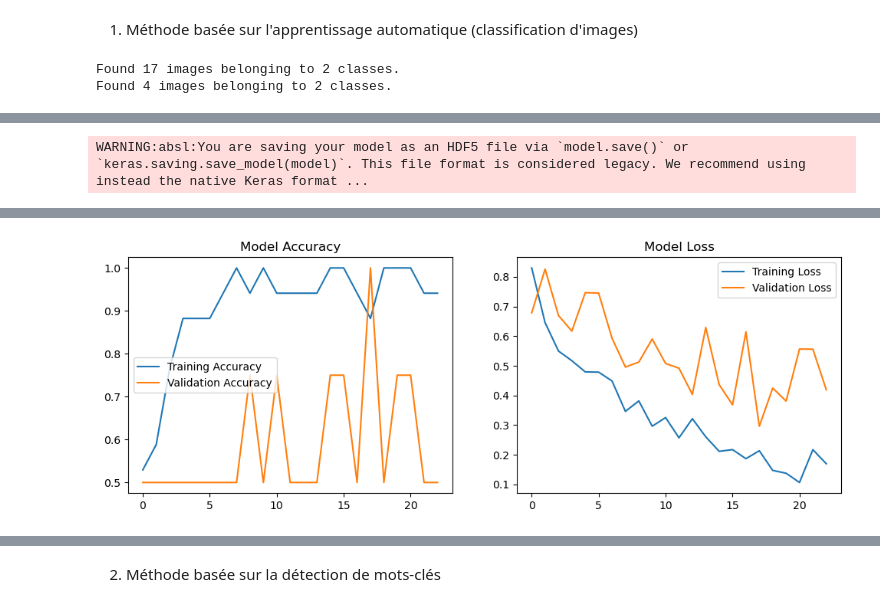
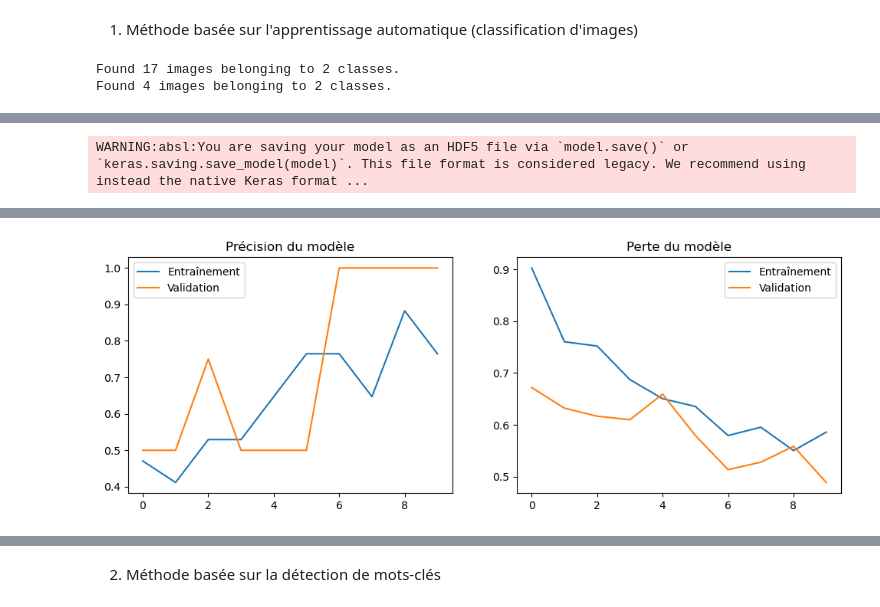
Before and after one commit to AIyed01/DoxariaDS7, a Jupyter notebook: classification.ipynb, the cells around one changed output, grey strips where cells are left out. Cells and saved outputs as stored; diff of their text form; code cells hidden in the pictures.

Commit message:
Added new classification method

```diff
--- a/classification.ipynb
+++ b/classification.ipynb
@@ -303,34 +303,31 @@ from tensorflow.keras.applications import MobileNetV2
 from tensorflow.keras.layers import Dense, GlobalAveragePooling2D
 from tensorflow.keras.models import Model
 from tensorflow.keras.optimizers import Adam
-from tensorflow.keras.callbacks import EarlyStopping
 import matplotlib.pyplot as plt
 
-# 🔹 Image parameters
-IMG_SIZE = 224  # Image size for MobileNetV2
-BATCH_SIZE = 16  # Batch size
-EPOCHS = 30  # Increased training epochs
-DATASET_PATH = "C:/Users/emnad/Downloads/dataclass"  # Path to dataset
+IMG_SIZE = 224  # Taille des images pour MobileNetV2
+BATCH_SIZE = 16  # Taille du batch
+EPOCHS = 10  # Nombre d'itérations d'entraînement
+DATASET_PATH = "C:/Users/emnad/Downloads/dataclass"  # Dossier contenant les images
 
-# 🔹 Data Augmentation (for better generalization)
+# 🔹 Génération des données avec augmentation pour éviter le sur-apprentissage
 train_datagen = ImageDataGenerator(
-    rescale=1./255,
-    validation_split=0.2,
-    rotation_range=30,
-    width_shift_range=0.3,
-    height_shift_range=0.3,
-    shear_range=0.3,
-    zoom_range=0.3,
-    horizontal_flip=True,
-    fill_mode="nearest"
+    rescale=1./255,  # Normalisation des pixels entre 0 et 1
+    validation_split=0.2,  # 20% des images seront utilisées pour la validation
+    rotation_range=20,
+    width_shift_range=0.2,
+    height_shift_range=0.2,
+    shear_range=0.2,
+    zoom_range=0.2,
+    horizontal_flip=True
 )
 
-# 🔹 Load images from directory
+# 🔹 Chargement des images depuis le dossier
 train_generator = train_datagen.flow_from_directory(
     DATASET_PATH,
     target_size=(IMG_SIZE, IMG_SIZE),
     batch_size=BATCH_SIZE,
-    class_mode='binary',
+    class_mode='binary',  # Classification binaire : Bulletin de soin vs Ordonnance
     subset='training'
 )
 
@@ -342,61 +339,50 @@ val_generator = train_datagen.flow_from_directory(
     subset='validation'
 )
 
-# 🔹 Load pre-trained MobileNetV2 model
+# 🔹 Chargement du modèle MobileNetV2 pré-entraîné
 base_model = MobileNetV2(weights='imagenet', include_top=False, input_shape=(IMG_SIZE, IMG_SIZE, 3))
 
-# 🔹 Unfreeze last few layers for better feature learning
-base_model.trainable = True
-for layer in base_model.layers[:100]:  # Keep first 100 layers frozen
-    layer.trainable = False
+# 🔹 On "gèle" les couches du modèle pour ne pas les modifier
+base_model.trainable = False
 
-# 🔹 Add classification layers
+# 🔹 Ajout de nouvelles couches pour la classification
 x = base_model.output
-x = GlobalAveragePooling2D()(x)
-x = Dense(128, activation='relu')(x)
-x = Dense(64, activation='relu')(x)
-predictions = Dense(1, activation='sigmoid')(x)
+x = GlobalAveragePooling2D()(x)  # Permet de réduire la dimension
+x = Dense(128, activation='relu')(x)  # Couche intermédiaire
+x = Dense(64, activation='relu')(x)  # Une autre couche
+predictions = Dense(1, activation='sigmoid')(x)  # 1 Neurone pour classification binaire
 
-# 🔹 Create final model
+# 🔹 Création du modèle final
 model = Model(inputs=base_model.input, outputs=predictions)
 
-# 🔹 Compile model
+# 🔹 Compilation du modèle
 model.compile(optimizer=Adam(learning_rate=0.0001), loss='binary_crossentropy', metrics=['accuracy'])
 
-# 🔹 Add Early Stopping to prevent overfitting
-early_stopping = EarlyStopping(monitor='val_loss', patience=5, restore_best_weights=True)
-
-# 🔹 Train the model
+# 🔹 Entraînement du modèle
 history = model.fit(
     train_generator,
     validation_data=val_generator,
-    epochs=EPOCHS,
-    callbacks=[early_stopping]
+    epochs=EPOCHS
 )
 
-# 🔹 Save the model
+# 🔹 Sauvegarde du modèle
 model.save("modele_classification_bs_vs_ordonnance.h5")
 
-# 🔹 Evaluate Model
-train_loss, train_acc = model.evaluate(train_generator)
-val_loss, val_acc = model.evaluate(val_generator)
-print(f"Train Accuracy: {train_acc:.2%}, Validation Accuracy: {val_acc:.2%}")
-
-# 🔹 Plot Accuracy & Loss Curves
+# 🔹 Affichage des courbes de précision et de perte
 plt.figure(figsize=(12, 4))
 
-# Accuracy curve
+# Courbe de précision
 plt.subplot(1, 2, 1)
-plt.plot(history.history['accuracy'], label="Training Accuracy")
-plt.plot(history.history['val_accuracy'], label="Validation Accuracy")
-plt.title("Model Accuracy")
+plt.plot(history.history['accuracy'], label="Entraînement")
+plt.plot(history.history['val_accuracy'], label="Validation")
+plt.title("Précision du modèle")
 plt.legend()
 
-# Loss curve
+# Courbe de perte
 plt.subplot(1, 2, 2)
-plt.plot(history.history['loss'], label="Training Loss")
-plt.plot(history.history['val_loss'], label="Validation Loss")
-plt.title("Model Loss")
+plt.plot(history.history['loss'], label="Entraînement")
+plt.plot(history.history['val_loss'], label="Validation")
+plt.title("Perte du modèle")
 plt.legend()
 
 plt.show()
@@ -427,4 +413,4 @@ Train Accuracy: 58.82%, Validation Accuracy: 50.00%
-[figure, old version]
+[figure, new version]
 # %%
 import numpy as np
 from tensorflow.keras.preprocessing import image
```
Also changed, not shown: parts of 11 cells of this notebook.
